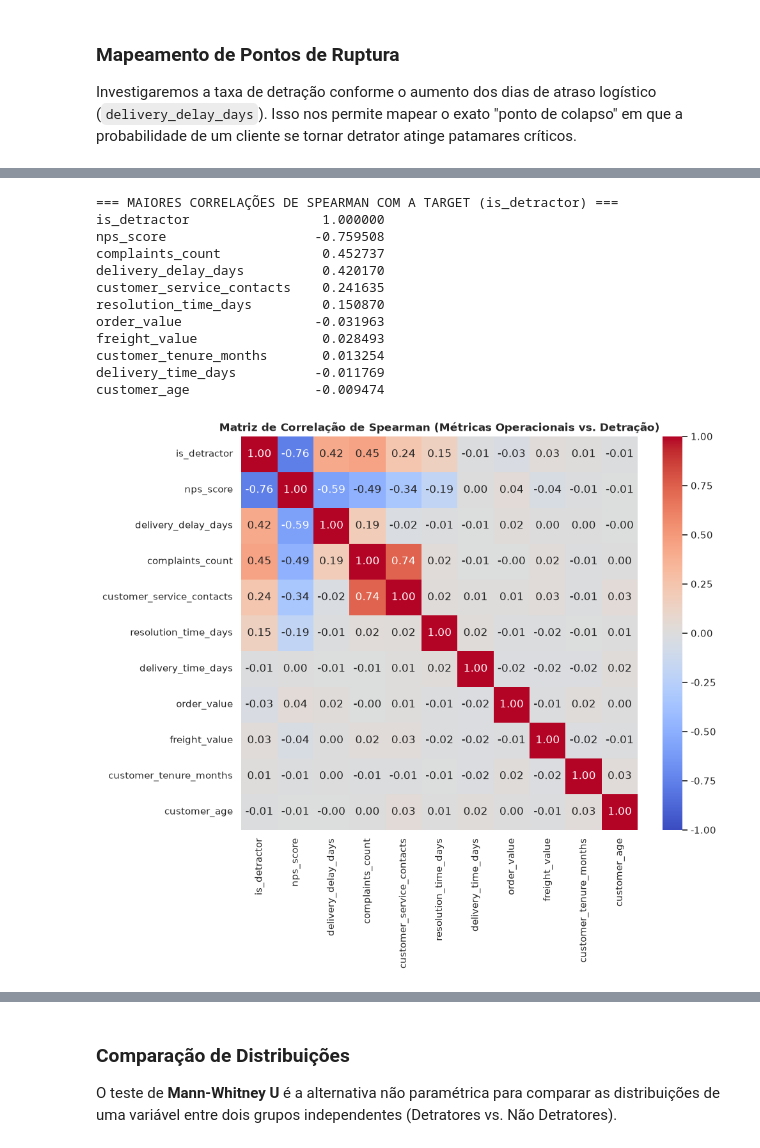
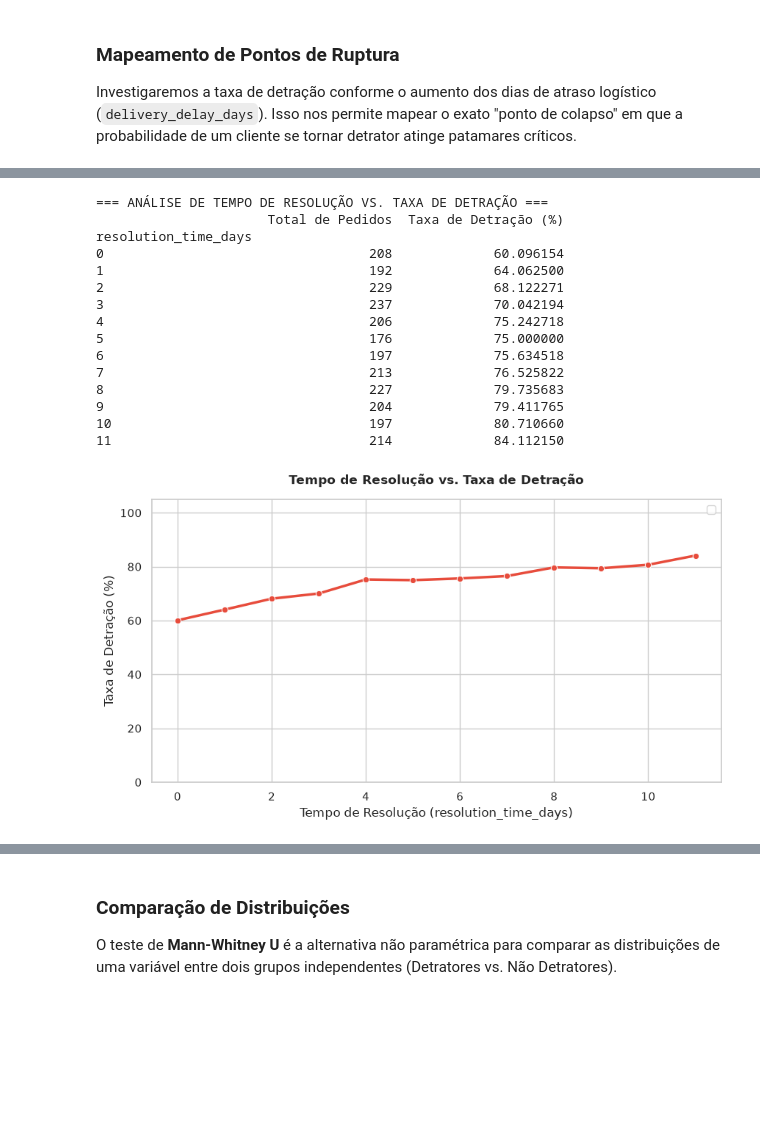
Before and after one commit to dev-roliveirajr/TECH_CHALLENGE_ECOMMERCE, a Jupyter notebook: notebooks/aed_nps.ipynb, the cells around one changed output, grey strips where cells are left out. Drawn from its saved outputs; the diff is of its cells as text; code cells hidden in the pictures; blank space fills up the shorter version.

Commit message:
melhorias na análise exploratoria de dados e no material da apresentação do storytelling

```diff
--- a/notebooks/aed_nps.ipynb
+++ b/notebooks/aed_nps.ipynb
@@ -344,33 +403,35 @@ Como provamos que a nota de NPS não é normal, o coeficiente de Pearson (que me
-# %%
-# Correlação de Spearman
-numerical_cols = [
-    "is_detractor", "nps_score", "delivery_delay_days", "complaints_count",
-    "customer_service_contacts", "resolution_time_days", "delivery_time_days",
-    "order_value", "freight_value", "customer_tenure_months", "customer_age"
-]
-numerical_cols = [c for c in numerical_cols if c in df.columns]
-
-spearman_matrix = df[numerical_cols].corr(method='spearman')
-print("=== MAIORES CORRELAÇÕES DE SPEARMAN COM A TARGET (is_detractor) ===")
-target_corr = spearman_matrix['is_detractor'].sort_values(key=abs, ascending=False)
-print(target_corr.to_string())
-
-# Heatmap de Correlações
-plt.figure(figsize=(10, 8))
-sns.heatmap(spearman_matrix, annot=True, fmt=".2f", cmap="coolwarm", vmin=-1, vmax=1)
-plt.title("Matriz de Correlação de Spearman (Métricas Operacionais vs. Detração)", fontweight="bold")
-plt.show()
-# %% [output]
-=== MAIORES CORRELAÇÕES DE SPEARMAN COM A TARGET (is_detractor) ===
-is_detractor                 1.000000
-nps_score                   -0.759508
-complaints_count             0.452737
-delivery_delay_days          0.420170
-customer_service_contacts    0.241635
-resolution_time_days         0.150870
-order_value                 -0.031963
-freight_value                0.028493
-customer_tenure_months       0.013254
-delivery_time_days          -0.011769
-customer_age                -0.009474
-[figure, removed]
+# %%
+# Mapeamento de Colapso por Tempo de Resolução
+delay_analysis = df.groupby('resolution_time_days')['is_detractor'].agg(['count', 'mean'])
+delay_analysis['mean'] = delay_analysis['mean'] * 100  # Converte para percentual
+delay_analysis.columns = ['Total de Pedidos', 'Taxa de Detração (%)']
+
+print("=== ANÁLISE DE TEMPO DE RESOLUÇÃO VS. TAXA DE DETRAÇÃO ===")
+print(delay_analysis.to_string())
+
+# Gráfico de Linha de Colapso
+plt.figure(figsize=(10, 5))
+ax = sns.lineplot(x=delay_analysis.index, y=delay_analysis['Taxa de Detração (%)'], marker='o', color='#e74c3c', linewidth=2.5)
+plt.title("Tempo de Resolução vs. Taxa de Detração", fontweight="bold", pad=15)
+plt.xlabel("Tempo de Resolução (resolution_time_days)")
+plt.ylabel("Taxa de Detração (%)")
+plt.ylim(0, 105)
+plt.legend()
+plt.show()
+# %% [output]
+=== ANÁLISE DE TEMPO DE RESOLUÇÃO VS. TAXA DE DETRAÇÃO ===
+                      Total de Pedidos  Taxa de Detração (%)
+resolution_time_days
+0                                  208             60.096154
+1                                  192             64.062500
+2                                  229             68.122271
+3                                  237             70.042194
+4                                  206             75.242718
+5                                  176             75.000000
+6                                  197             75.634518
+7                                  213             76.525822
+8                                  227             79.735683
+9                                  204             79.411765
+10                                 197             80.710660
+11                                 214             84.112150
+[figure, added]
```
Also changed, not shown: parts of 10 cells of this notebook, 15 other files.
